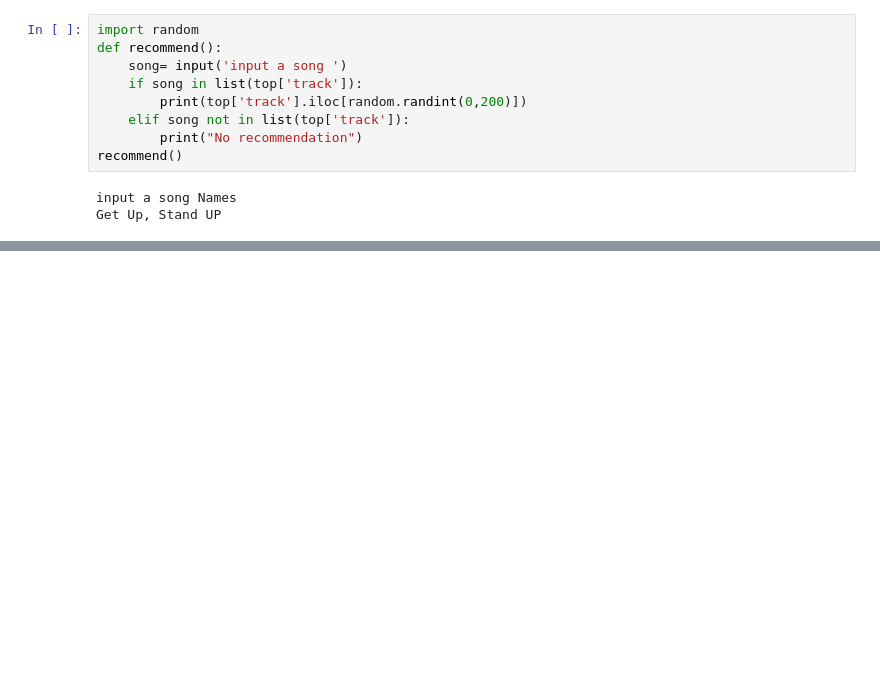
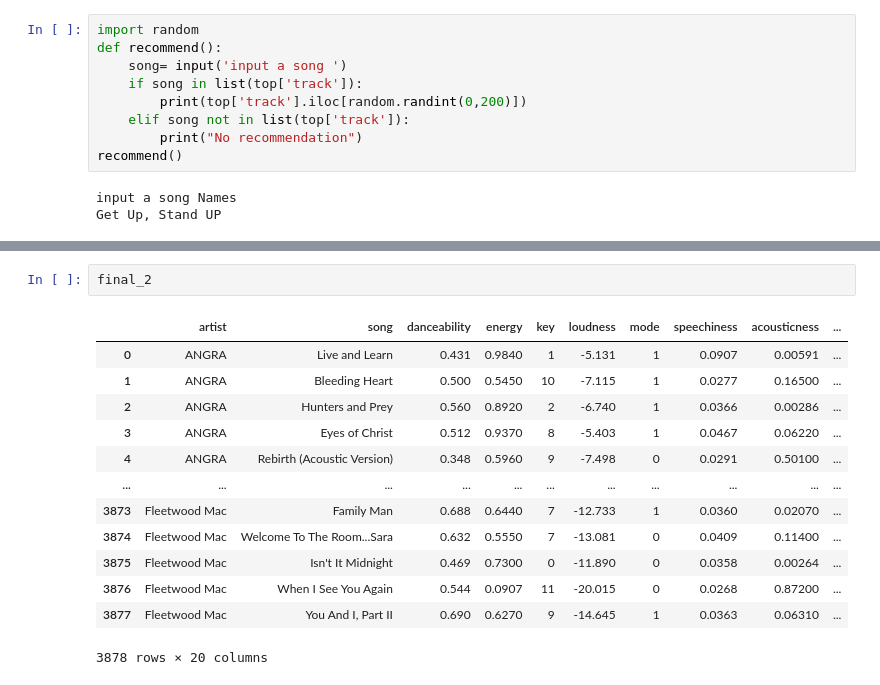
Before and after one commit to JoseMariadeAlmansa/6.02-lab-web-scraping-multiple-pages, a Jupyter notebook: labs_web_scraping.ipynb, the cells around one changed output, grey strips where cells are left out. Cells and saved outputs as stored; diff of their text form; blank space fills up the shorter version.

```diff
--- a/labs_web_scraping.ipynb
+++ b/labs_web_scraping.ipynb
@@ -461,0 +588,16 @@ total is 13877
+# %%
+final_2
+# %% [output]
+|  | artist | song | danceability | energy | key | loudness | mode | speechiness | acousticness | ... |
+| 0 | ANGRA | Live and Learn | 0.431 | 0.9840 | 1 | -5.131 | 1 | 0.0907 | 0.00591 | ... |
+| 1 | ANGRA | Bleeding Heart | 0.500 | 0.5450 | 10 | -7.115 | 1 | 0.0277 | 0.16500 | ... |
+| 2 | ANGRA | Hunters and Prey | 0.560 | 0.8920 | 2 | -6.740 | 1 | 0.0366 | 0.00286 | ... |
+| 3 | ANGRA | Eyes of Christ | 0.512 | 0.9370 | 8 | -5.403 | 1 | 0.0467 | 0.06220 | ... |
+| 4 | ANGRA | Rebirth (Acoustic Version) | 0.348 | 0.5960 | 9 | -7.498 | 0 | 0.0291 | 0.50100 | ... |
+| ... | ... | ... | ... | ... | ... | ... | ... | ... | ... | ... |
+| 3873 | Fleetwood Mac | Family Man | 0.688 | 0.6440 | 7 | -12.733 | 1 | 0.0360 | 0.02070 | ... |
+| 3874 | Fleetwood Mac | Welcome To The Room...Sara | 0.632 | 0.5550 | 7 | -13.081 | 0 | 0.0409 | 0.11400 | ... |
+| 3875 | Fleetwood Mac | Isn't It Midnight | 0.469 | 0.7300 | 0 | -11.890 | 0 | 0.0358 | 0.00264 | ... |
+| 3876 | Fleetwood Mac | When I See You Again | 0.544 | 0.0907 | 11 | -20.015 | 0 | 0.0268 | 0.87200 | ... |
+| 3877 | Fleetwood Mac | You And I, Part II | 0.690 | 0.6270 | 9 | -14.645 | 1 | 0.0363 | 0.06310 | ... |
+3878 rows × 20 columns
```
Also changed, not shown: parts of 28 cells of this notebook.
